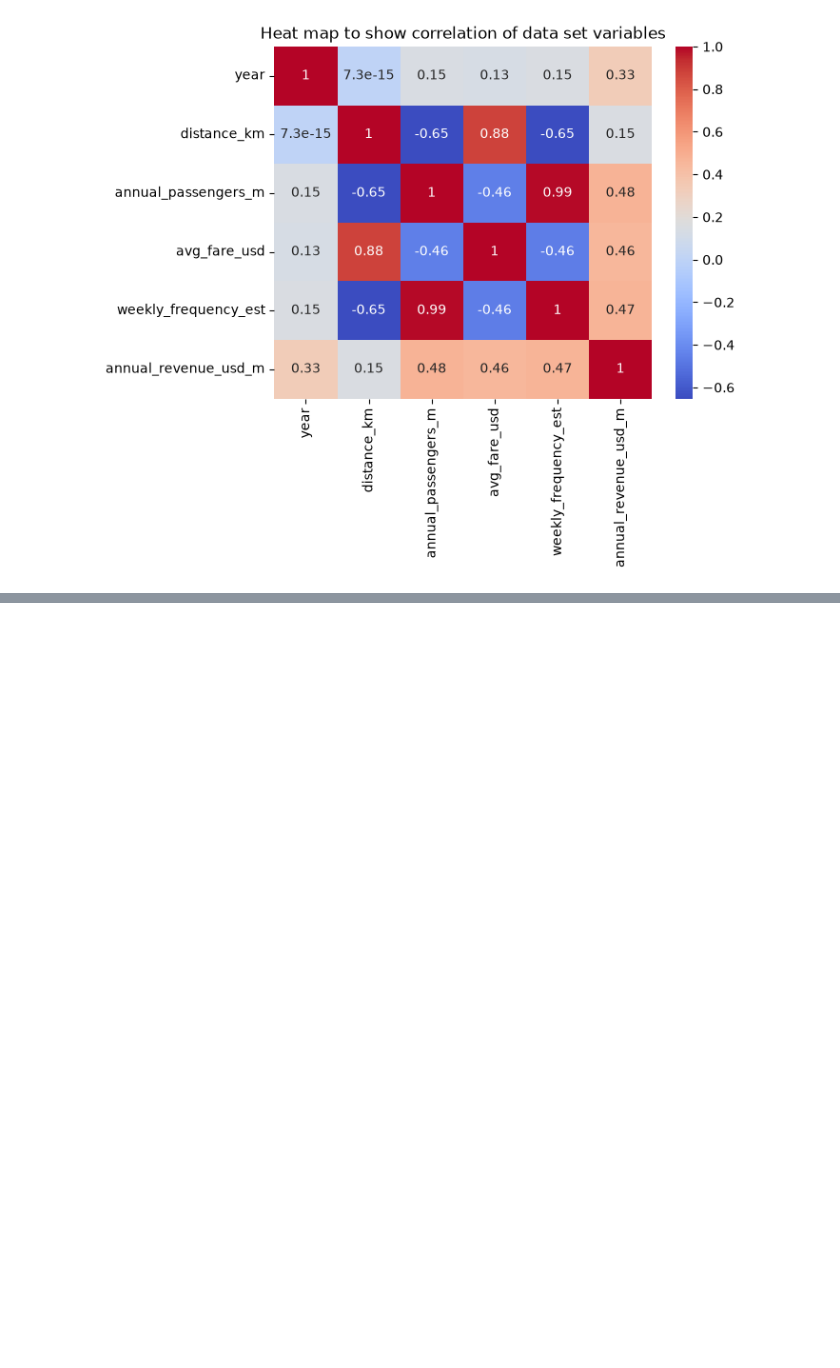
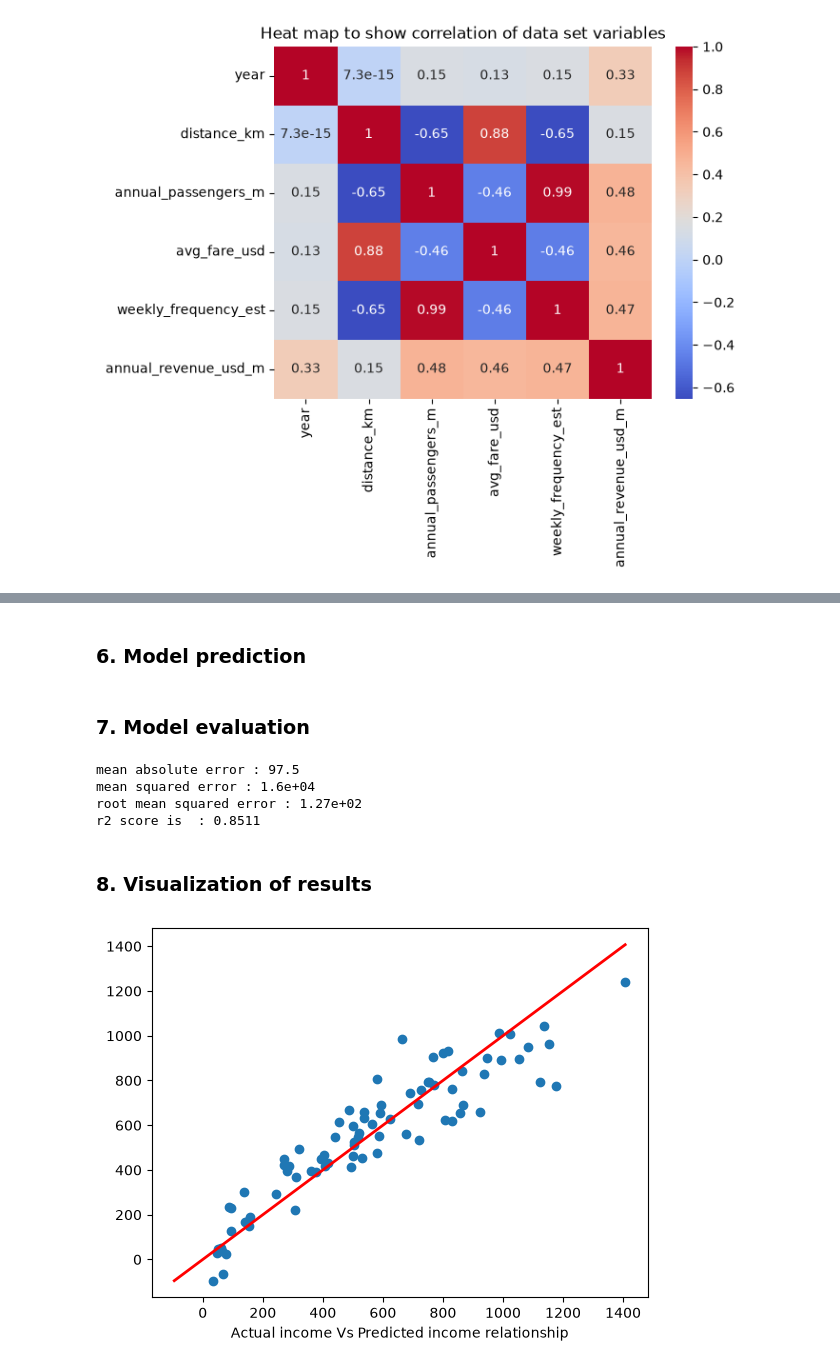
Before and after one commit to eliudi-tonda/airline-revenue, a Jupyter notebook: revenue_prediction.ipynb, the cells around one changed output, grey strips where cells are left out. Drawn from its saved outputs; the diff is of its cells as text; code cells hidden in the pictures; blank space fills up the shorter version.

Commit message:
End of this Machine learning model using Linear Regression

```diff
--- a/revenue_prediction.ipynb
+++ b/revenue_prediction.ipynb
@@ -114,4 +117,7 @@ plt.show()
 # %%
-# give X variables and y variables
-X = df['year','distance_km','annual_passengers_m','avg_fare_m','weekly_frequency_est']
+# select features for x and y
+X = df[['distance_km' , 'region' , 'annual_passengers_m' , 'avg_fare_usd' , 'weekly_frequency_est' ]]
 y = df['annual_revenue_usd_m']
+
+# encode regional column
+X = pd.get_dummies(X , columns=['region'])
@@ -130,0 +135,46 @@ ValueError: With n_samples=1, test_size=0.2 and train_size=None, the resulting t
+# %% [markdown]
+### 6. Model prediction
+# %%
+# make prediction
+y_pred = model.predict(X_test)
+# %% [markdown]
+### 7. Model evaluation
+# %%
+# MAE stands for mean absolute error
+MAE = mean_absolute_error(y_test,y_pred)
+
+# MSE stands or mean squared error
+MSE = mean_squared_error(y_test,y_pred)
+
+# RMSE stands for root mean squared error
+RMSE = root_mean_squared_error(y_test,y_pred)
+
+# r_2_sore stands for r2_score
+r_2_score = r2_score(y_test,y_pred)
+
+# print metrics
+print(f'mean absolute error : {MAE:.3}')
+print(f'mean squared error : {MSE:.3}')
+print(f'root mean squared error : {RMSE:.3}')
+print(f'r2 score is  : {r_2_score:.4}')
+# %% [output]
+mean absolute error : 97.5
+mean squared error : 1.6e+04
+root mean squared error : 1.27e+02
+r2 score is  : 0.8511
+# %% [markdown]
+### 8. Visualization of results
+# %%
+# Graph for actual values Vs predicted values
+plt.xlabel('Actual income Vs Predicted income relationship')
+plt.scatter(y_test,y_pred)
+
+# draw a reference line
+min_val = min(y_test.min(),y_pred.min())
+max_val = max(y_test.max(),y_pred.max())
+plt.plot([min_val,max_val],[min_val,max_val],'r-',linewidth = 2)
+
+
+plt.show()
+# %% [output]
+[figure, added]
```
Also changed, not shown: parts of 11 cells of this notebook, 1 other file.
